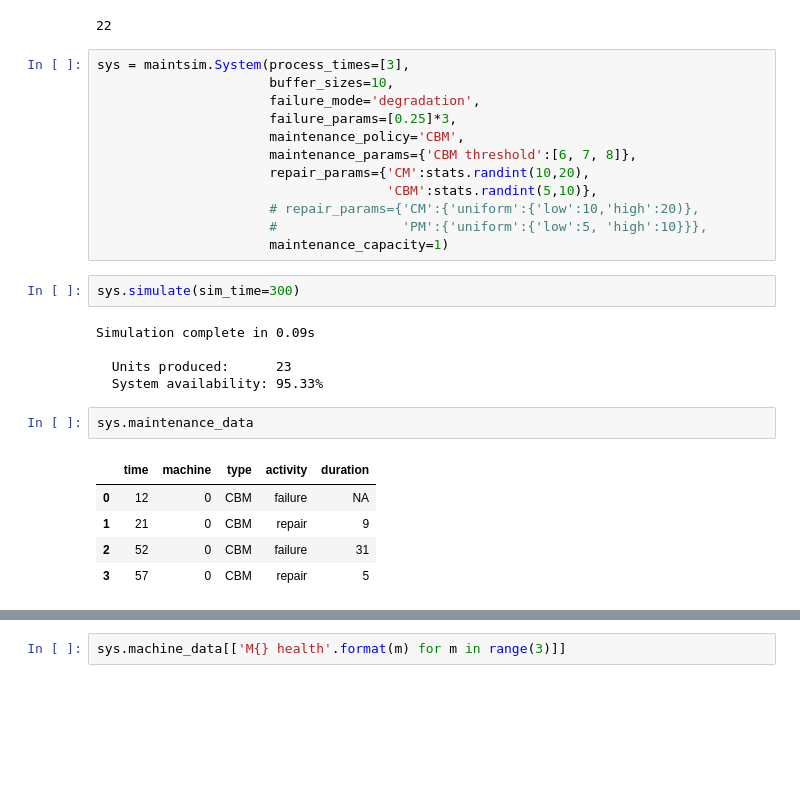
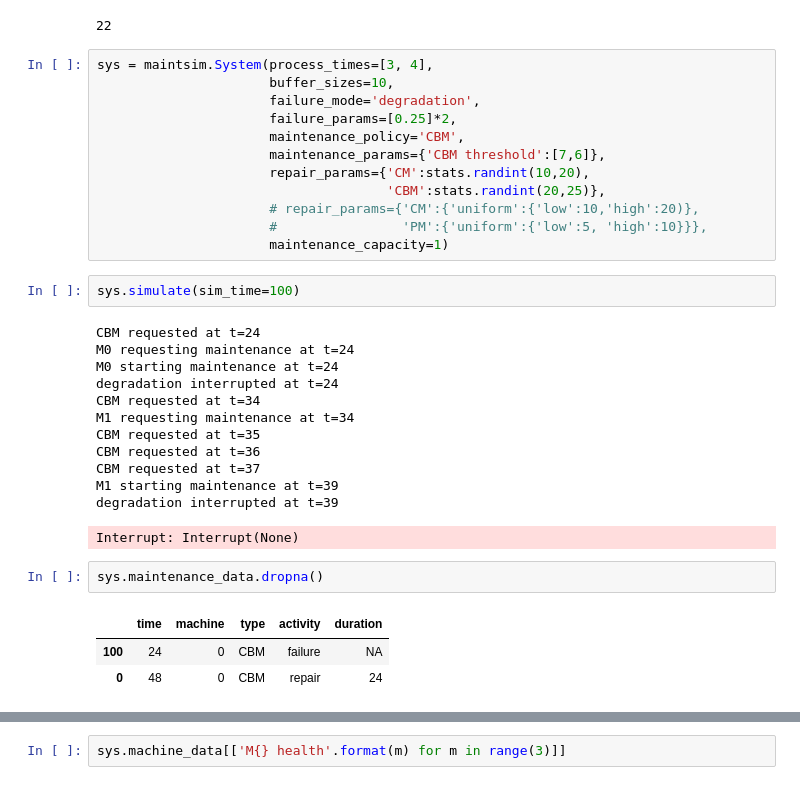
Before and after one commit to m-hoff/simantha, a Jupyter notebook: test.ipynb, the cells around one changed output, grey strips where cells are left out. Drawn from its saved outputs; the diff is of its cells as text; blank space fills up the shorter version.

```diff
--- a/test.ipynb
+++ b/test.ipynb
@@ -66,29 +52,35 @@ sys.env.now
 # %% [output]
 22
 # %%
-sys = maintsim.System(process_times=[3],
+sys = maintsim.System(process_times=[3, 4],
                       buffer_sizes=10,
                       failure_mode='degradation',
-                      failure_params=[0.25]*3,
+                      failure_params=[0.25]*2,
                       maintenance_policy='CBM',
-                      maintenance_params={'CBM threshold':[6, 7, 8]},
+                      maintenance_params={'CBM threshold':[7,6]},
                       repair_params={'CM':stats.randint(10,20),
-                                     'CBM':stats.randint(5,10)},
+                                     'CBM':stats.randint(20,25)},
                       # repair_params={'CM':{'uniform':{'low':10,'high':20)},
                       #                'PM':{'uniform':{'low':5, 'high':10}}},
                       maintenance_capacity=1)
 # %%
-sys.simulate(sim_time=300)
+sys.simulate(sim_time=100)
 # %% [output]
-Simulation complete in 0.09s
-
-  Units produced:      23
-  System availability: 95.33%
+CBM requested at t=24
+M0 requesting maintenance at t=24
+M0 starting maintenance at t=24
+degradation interrupted at t=24
+CBM requested at t=34
+M1 requesting maintenance at t=34
+CBM requested at t=35
+CBM requested at t=36
+CBM requested at t=37
+M1 starting maintenance at t=39
+degradation interrupted at t=39
+Interrupt: Interrupt(None)
 # %%
-sys.maintenance_data
+sys.maintenance_data.dropna()
 # %% [output]
 |  | time | machine | type | activity | duration |
-| 0 | 12 | 0 | CBM | failure | NA |
-| 1 | 21 | 0 | CBM | repair | 9 |
-| 2 | 52 | 0 | CBM | failure | 31 |
-| 3 | 57 | 0 | CBM | repair | 5 |
+| 100 | 24 | 0 | CBM | failure | NA |
+| 0 | 48 | 0 | CBM | repair | 24 |
```
Also changed, not shown: parts of 6 cells of this notebook, 1 other file.
